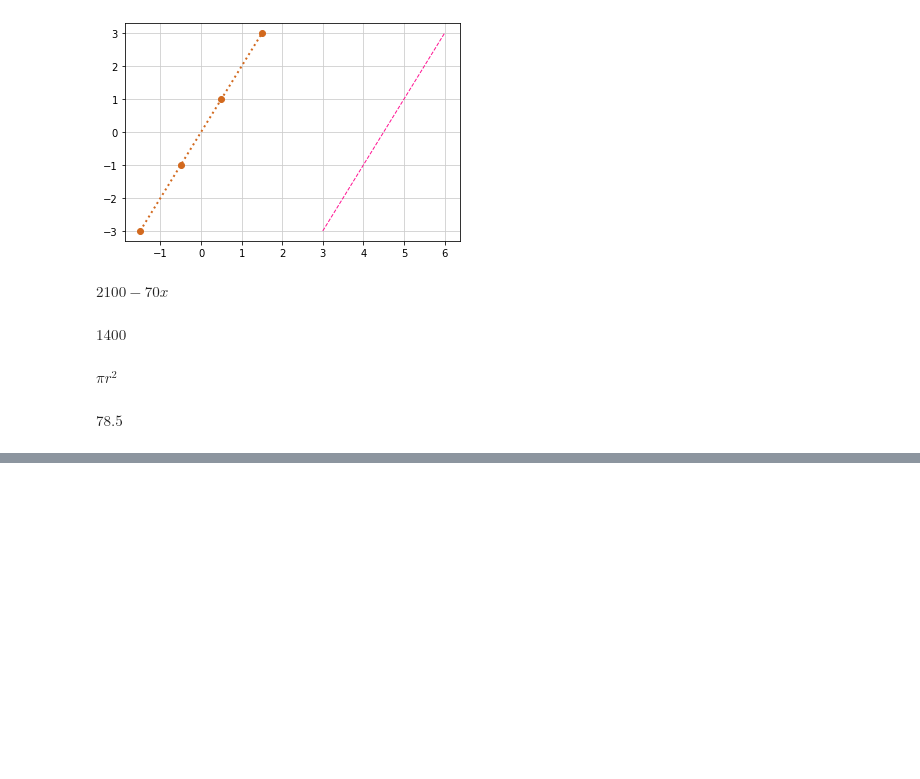
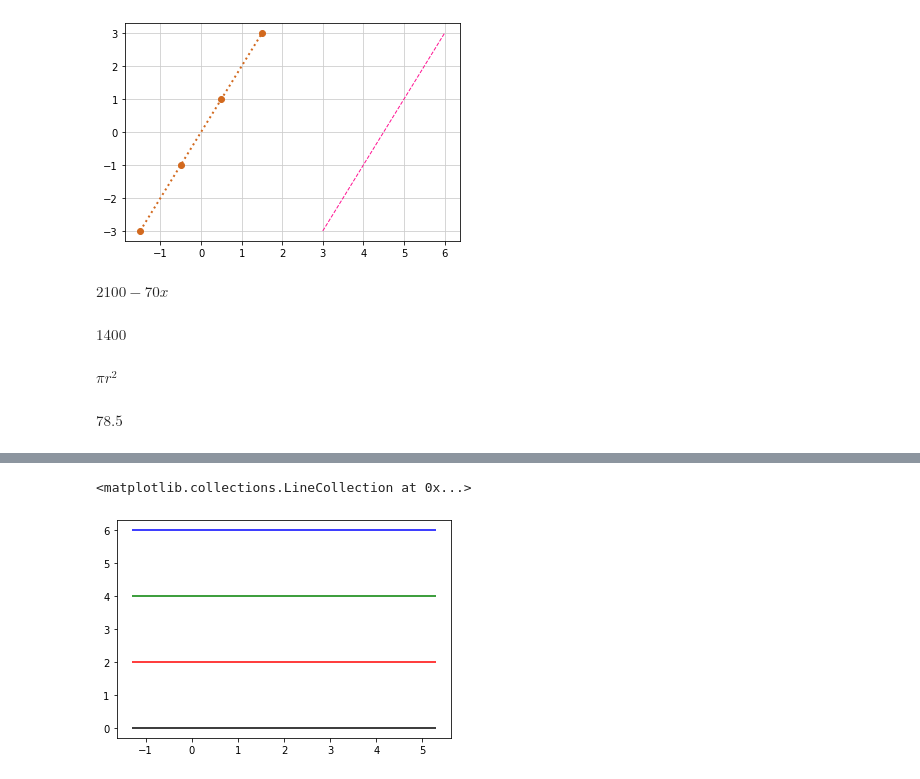
Before and after one commit to mapleYK/gifted-class, a Jupyter notebook: python/ch2.ipynb, the cells around one changed output, grey strips where cells are left out. Drawn from its saved outputs; the diff is of its cells as text; code cells hidden in the pictures; blank space fills up the shorter version.

```diff
--- a/python/ch2.ipynb
+++ b/python/ch2.ipynb
@@ -124,0 +148,5 @@ $\displaystyle 78.5$
+# %%
+plt.hlines([0,2,4,6],xmin,xmax,colors=['k',"r","g","b"])
+# %% [output]
+<matplotlib.collections.LineCollection at 0x...>
+[figure, added]
```
Also changed, not shown: parts of 2 cells of this notebook.
